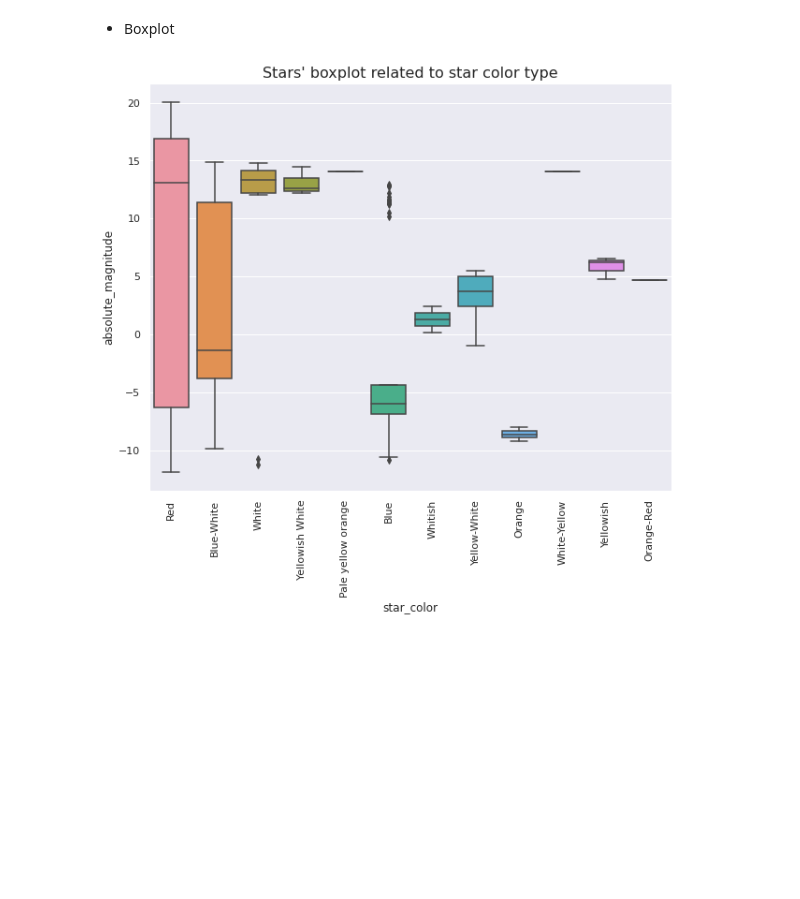
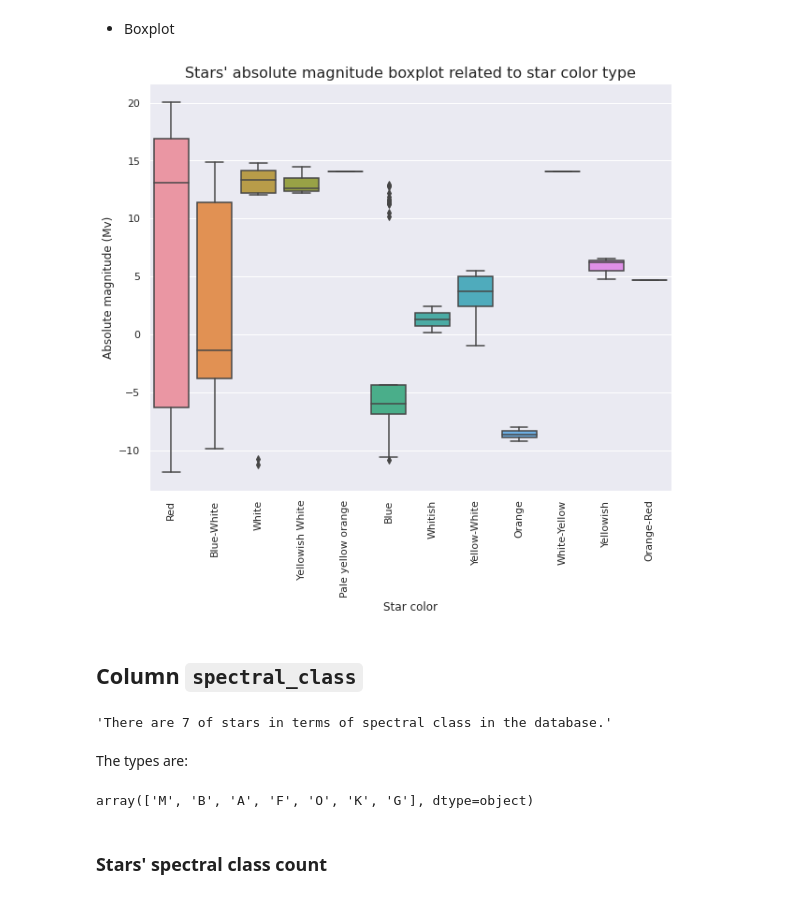
Before and after one commit to DamodaraBarbosa/machine_learning_studies, a Jupyter notebook: Star_type_prediction.ipynb, the cells around one changed output. Saved outputs shown, nothing was run; the diff lists cells and outputs as text; code cells hidden in the pictures; blank space fills up the shorter version.

```diff
--- a/Star_type_prediction.ipynb
+++ b/Star_type_prediction.ipynb
@@ -574,8 +574,24 @@ plt.show()
 # %%
 plt.figure(figsize= (10, 8))
 ax = sns.boxplot(data= df, x= 'star_color', y= 'absolute_magnitude')
-ax.set_title("Stars' boxplot related to star color type", fontsize= 16)
+ax.set_title("Stars' absolute magnitude boxplot related to star color type", fontsize= 16)
+plt.xlabel('Star color')
+plt.ylabel('Absolute magnitude (Mv)')
 plt.xticks(rotation= '90')
 plt.show()
 # %% [output]
-[figure, old version]
+[figure, new version]
+# %% [markdown]
+## Column `spectral_class`
+# %%
+f'There are {df["spectral_class"].nunique()} of stars in terms of spectral class in the database.'
+# %% [output]
+'There are 7 of stars in terms of spectral class in the database.'
+# %% [markdown]
+The types are:
+# %%
+df['spectral_class'].unique()
+# %% [output]
+array(['M', 'B', 'A', 'F', 'O', 'K', 'G'], dtype=object)
+# %% [markdown]
+### Stars' spectral class count
```
Also changed, not shown: parts of 84 cells of this notebook.
